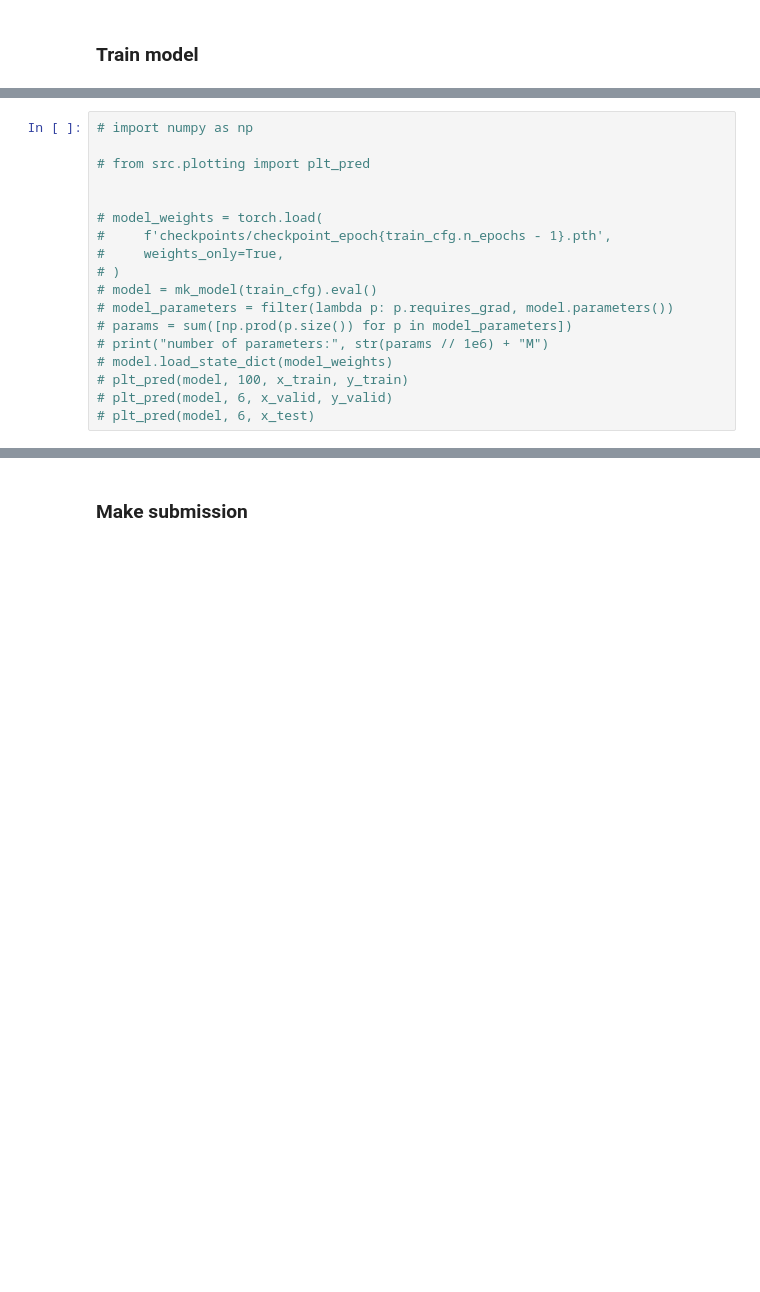
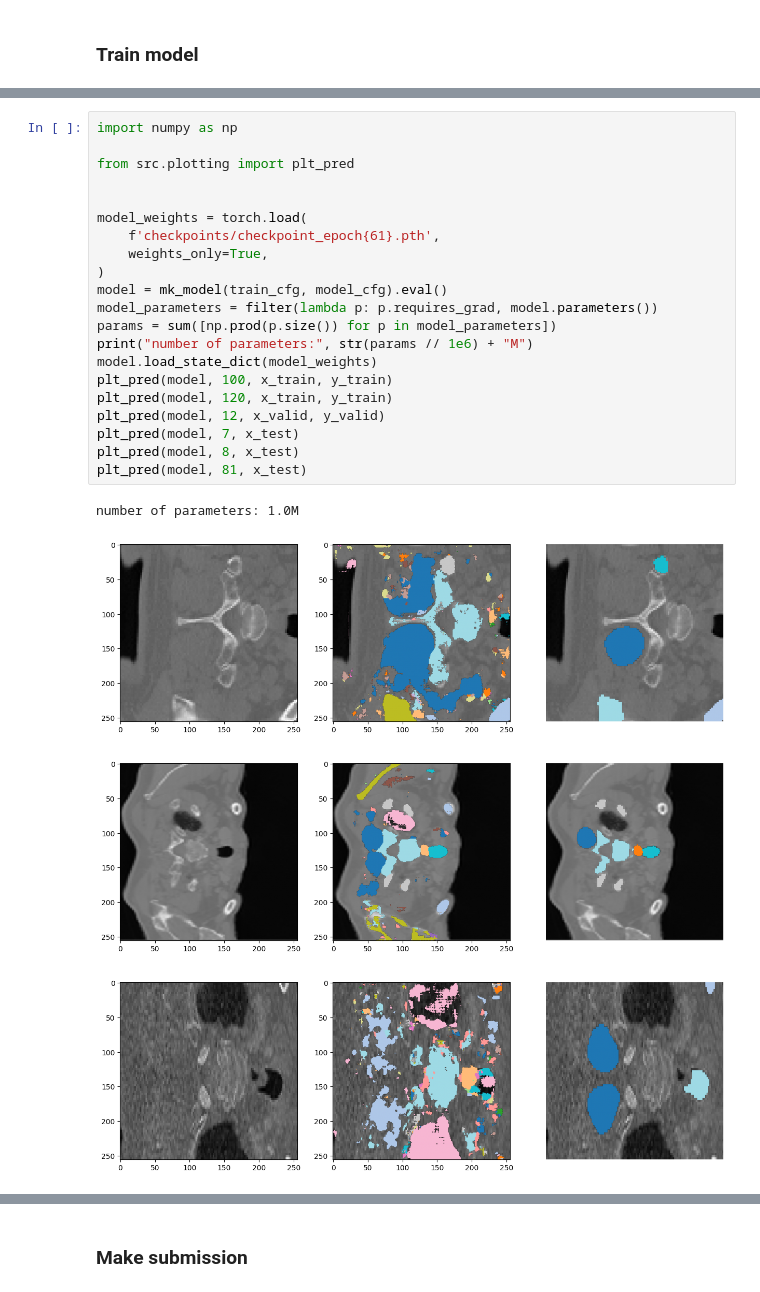
Before and after one commit to MauroAbidalCarrer/raidium_challenge, a Jupyter notebook: swin_unet.ipynb, the cells around one changed output, grey strips where cells are left out. Drawn from its saved outputs; the diff is of its cells as text; blank space fills up the shorter version.

```diff
--- a/swin_unet.ipynb
+++ b/swin_unet.ipynb
@@ -104,18 +97,26 @@ View run at https://wandb.ai/mauroabidal/raidium-challenge/runs/xag8aa11
 # %%
-# import numpy as np
+import numpy as np
 
-# from src.plotting import plt_pred
+from src.plotting import plt_pred
 
 
-# model_weights = torch.load(
-#     f'checkpoints/checkpoint_epoch{train_cfg.n_epochs - 1}.pth',
-#     weights_only=True,
-# )
-# model = mk_model(train_cfg).eval()
-# model_parameters = filter(lambda p: p.requires_grad, model.parameters())
-# params = sum([np.prod(p.size()) for p in model_parameters])
-# print("number of parameters:", str(params // 1e6) + "M")
-# model.load_state_dict(model_weights)
-# plt_pred(model, 100, x_train, y_train)
-# plt_pred(model, 6, x_valid, y_valid)
-# plt_pred(model, 6, x_test)
+model_weights = torch.load(
+    f'checkpoints/checkpoint_epoch{61}.pth',
+    weights_only=True,
+)
+model = mk_model(train_cfg, model_cfg).eval()
+model_parameters = filter(lambda p: p.requires_grad, model.parameters())
+params = sum([np.prod(p.size()) for p in model_parameters])
+print("number of parameters:", str(params // 1e6) + "M")
+model.load_state_dict(model_weights)
+plt_pred(model, 100, x_train, y_train)
+plt_pred(model, 120, x_train, y_train)
+plt_pred(model, 12, x_valid, y_valid)
+plt_pred(model, 7, x_test)
+plt_pred(model, 8, x_test)
+plt_pred(model, 81, x_test)
+# %% [output]
+number of parameters: 1.0M
+[figure, added]
+[figure, added]
+[figure, added]
```
Also changed, not shown: parts of 3 cells of this notebook, 3 other files.
